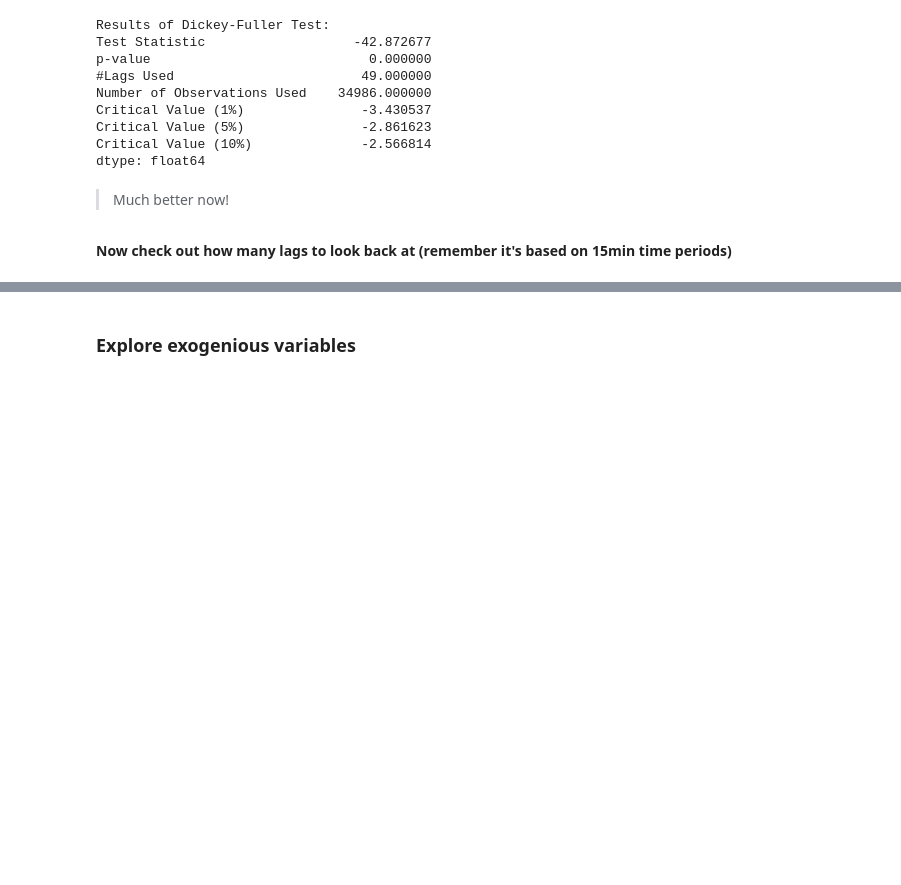
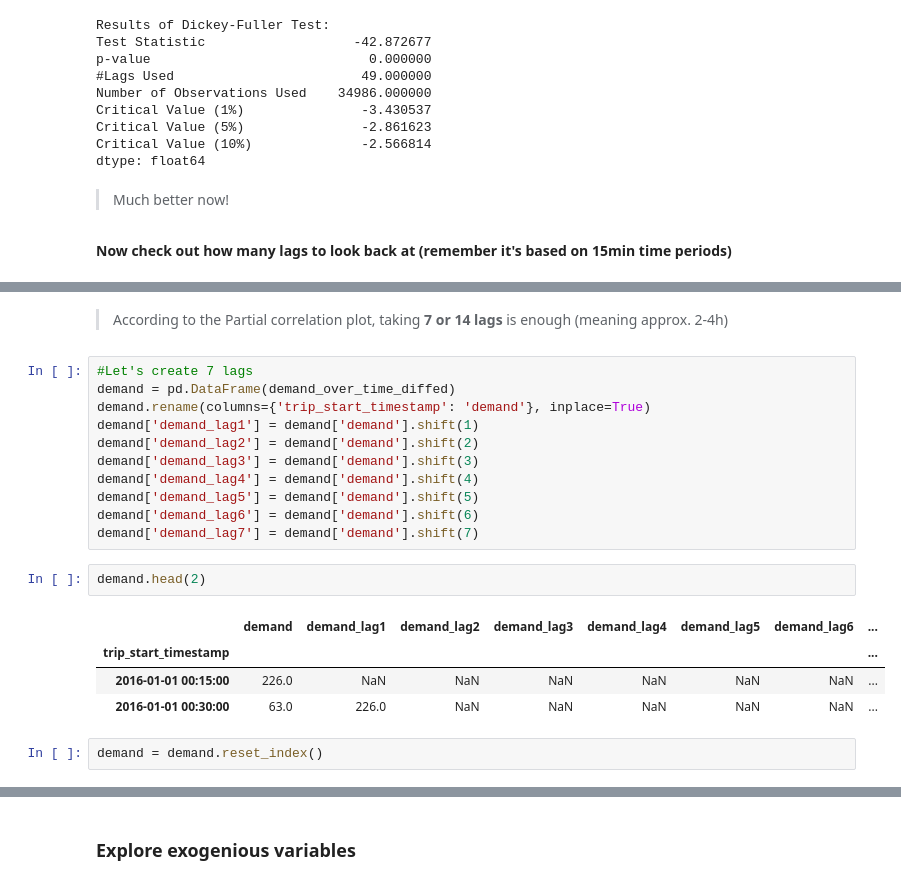
Before and after one commit to Auste1989/metis_projects, a Jupyter notebook: Passion_Project/Transit_Time_and_Rate_EDA.ipynb, the cells around one changed output, grey strips where cells are left out. Saved outputs shown, nothing was run; the diff lists cells and outputs as text; blank space fills up the shorter version.

Commit message:
Time series lagging

```diff
--- a/Passion_Project/Transit_Time_and_Rate_EDA.ipynb
+++ b/Passion_Project/Transit_Time_and_Rate_EDA.ipynb
@@ -595,0 +604,22 @@ dtype: float64
+# %% [markdown]
+> According to the Partial correlation plot, taking **7 or 14 lags** is enough (meaning approx. 2-4h)
+# %%
+#Let's create 7 lags
+demand = pd.DataFrame(demand_over_time_diffed)
+demand.rename(columns={'trip_start_timestamp': 'demand'}, inplace=True)
+demand['demand_lag1'] = demand['demand'].shift(1)
+demand['demand_lag2'] = demand['demand'].shift(2)
+demand['demand_lag3'] = demand['demand'].shift(3)
+demand['demand_lag4'] = demand['demand'].shift(4)
+demand['demand_lag5'] = demand['demand'].shift(5)
+demand['demand_lag6'] = demand['demand'].shift(6)
+demand['demand_lag7'] = demand['demand'].shift(7)
+# %%
+demand.head(2)
+# %% [output]
+|  | demand | demand_lag1 | demand_lag2 | demand_lag3 | demand_lag4 | demand_lag5 | demand_lag6 | ... |
+| trip_start_timestamp |  |  |  |  |  |  |  | ... |
+| 2016-01-01 00:15:00 | 226.0 | NaN | NaN | NaN | NaN | NaN | NaN | ... |
+| 2016-01-01 00:30:00 | 63.0 | 226.0 | NaN | NaN | NaN | NaN | NaN | ... |
+# %%
+demand = demand.reset_index()
```
Also changed, not shown: parts of 28 cells of this notebook.
